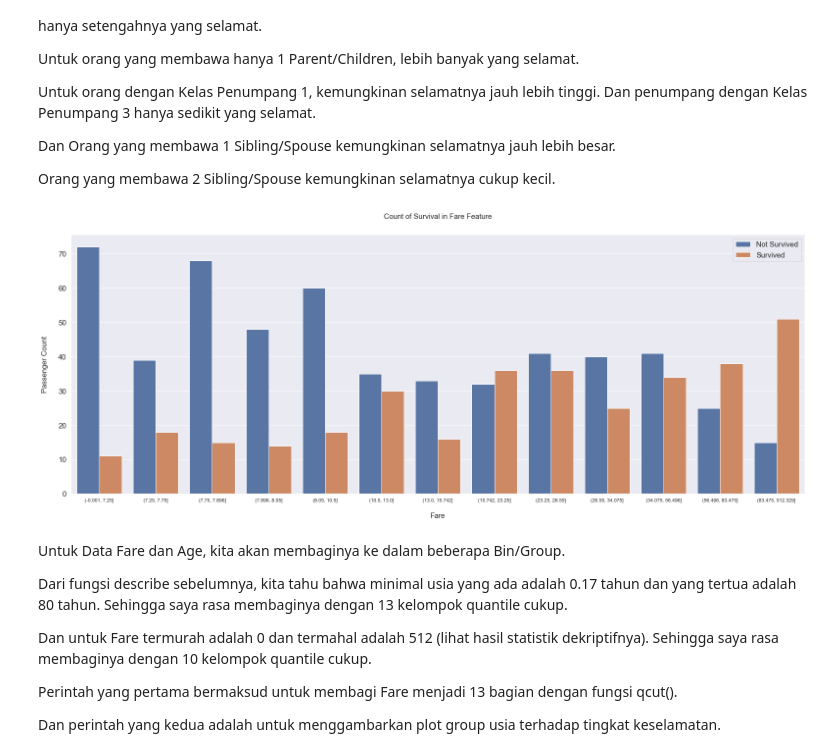
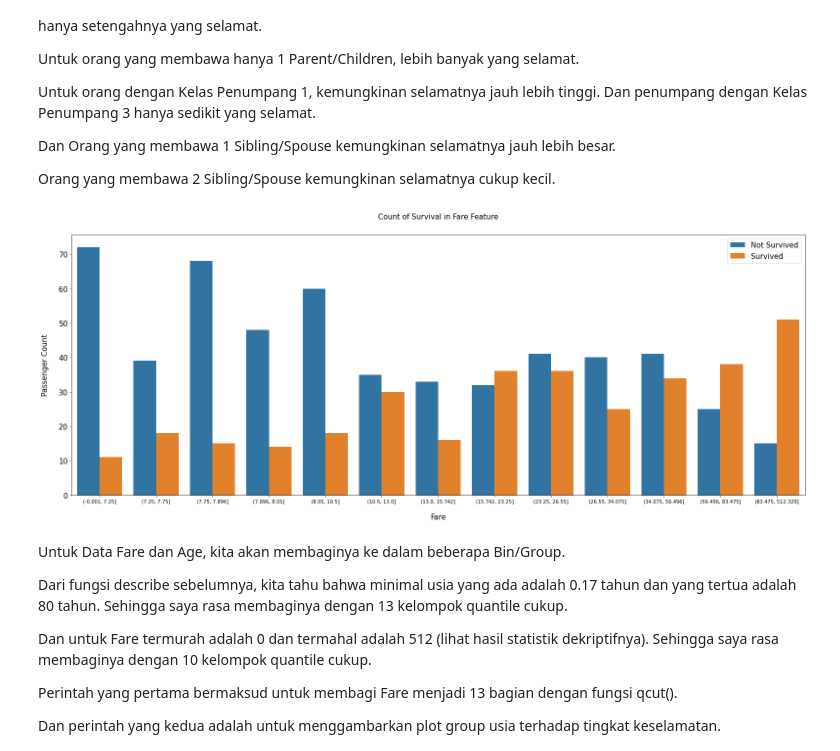
Before and after one commit to adimasmudi/dqlab-data-projects, a Jupyter notebook: Feature Discovery/cleansing and correlation/cac.ipynb, the cells around one changed output. Cells and saved outputs as stored; diff of their text form; code cells hidden in the pictures.

```diff
--- a/Feature Discovery/cleansing and correlation/cac.ipynb
+++ b/Feature Discovery/cleansing and correlation/cac.ipynb
@@ -142,23 +100,6 @@ med_fare = df_all.groupby(['Pclass','Parch','SibSp']).Fare.median()[3][0][0]
 # Filling the missing value in Fare witn the median_Fare of 3rd class alone passenger
 df_all['Fare'] = df_all['Fare'].fillna(med_fare)
 # %%
-import numpy as np
-import pandas as pd
-import matplotlib.pyplot as plt
-import seaborn as sns
-sns.set(style="darkgrid")
-
-def concat_df(train_data, test_data):
-    return pd.concat([train_data, test_data], sort=True).reset_index(drop=True)
-
-df_train = pd.read_csv('https://storage.googleapis.com/dqlab-dataset/challenge/feature-engineering/titanic_train.csv')
-df_test = pd.read_csv('https://storage.googleapis.com/dqlab-dataset/challenge/feature-engineering/titanic_test.csv')
-df_all = concat_df(df_train, df_test)
-df_train.name = 'Training Set'
-df_test.name = 'Test Set'
-df_all.name = 'All Set'
-dfs = [df_train, df_test]
-
 
 cat_features = ['Embarked', 'Parch', 'Pclass', 'Sex', 'SibSp']
 
@@ -193,46 +134,30 @@ Dan Orang yang membawa 1 Sibling/Spouse kemungkinan selamatnya jauh lebih besar.
 
 Orang yang membawa 2 Sibling/Spouse kemungkinan selamatnya cukup kecil.
 # %%
-import numpy as np
-import pandas as pd
-import matplotlib.pyplot as plt
-import seaborn as sns
-sns.set(style="darkgrid")
-
-def concat_df(train_data, test_data):
-    return pd.concat([train_data, test_data], sort=True).reset_index(drop=True)
-
-df_train = pd.read_csv('https://storage.googleapis.com/dqlab-dataset/challenge/feature-engineering/titanic_train.csv')
-df_test = pd.read_csv('https://storage.googleapis.com/dqlab-dataset/challenge/feature-engineering/titanic_test.csv')
-df_all = concat_df(df_train, df_test)
-df_train.name = 'Training Set'
-df_test.name = 'Test Set'
-df_all.name = 'All Set'
-dfs = [df_train, df_test]
 
 age_by_pclass_sex = df_all.groupby(['Sex', 'Pclass']).median()['Age']
 df_all['Age'] = df_all.groupby(['Sex', 'Pclass'])['Age'].apply(lambda x: x.fillna(x.median()))
 df_all['Embarked'] = df_all['Embarked'].fillna('S')
 med_fare = df_all.groupby(['Pclass', 'Parch', 'SibSp']).Fare.median()[3][0][0]
 df_all['Fare'] = df_all['Fare'].fillna(med_fare)
 
 # Ketikkan kode yang dicontohkan di sini
 df_all['Fare'] = pd.qcut(df_all['Fare'], 13)
 
 fig, axs = plt.subplots(figsize=(22, 9))
 sns.countplot(x='Fare', hue='Survived', data=df_all)
 
 plt.xlabel('Fare', size=15, labelpad=20)
 plt.ylabel('Passenger Count', size=15, labelpad=20)
 plt.tick_params(axis='x', labelsize=10)
 plt.tick_params(axis='y', labelsize=15)
 
 plt.legend(['Not Survived', 'Survived'], loc='upper right', prop={'size':15})
 plt.title('Count of Survival in {} Feature'.format('Fare'), size=15, y=1.05)
 plt.tight_layout()
 plt.show()
 # %% [output]
-[figure, old version]
+[figure, new version]
 # %% [markdown]
 Untuk Data Fare dan Age, kita akan membaginya ke dalam beberapa Bin/Group.
 
```
Also changed, not shown: parts of 5 cells of this notebook, 3 other files.
